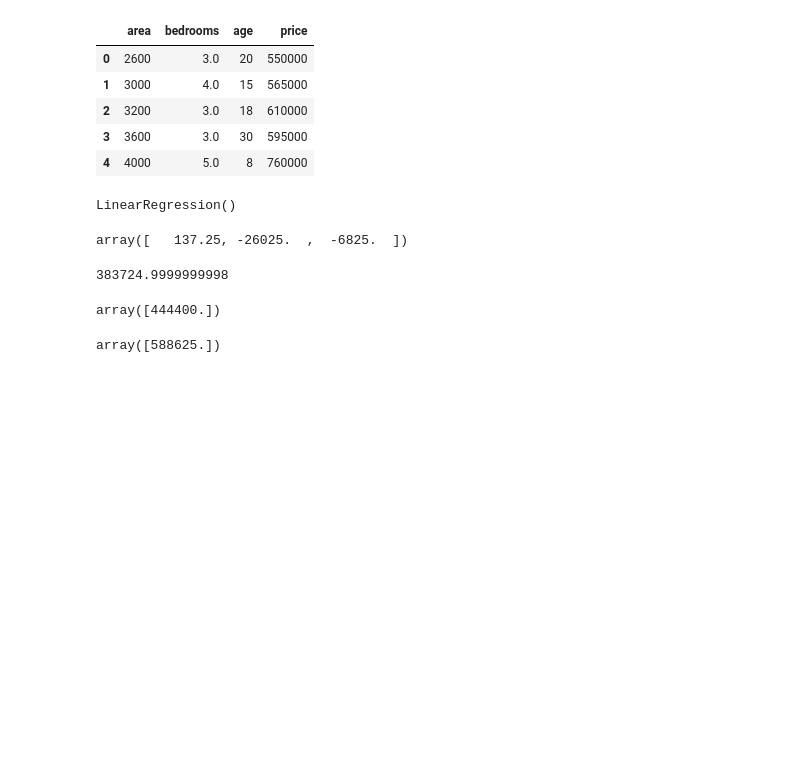
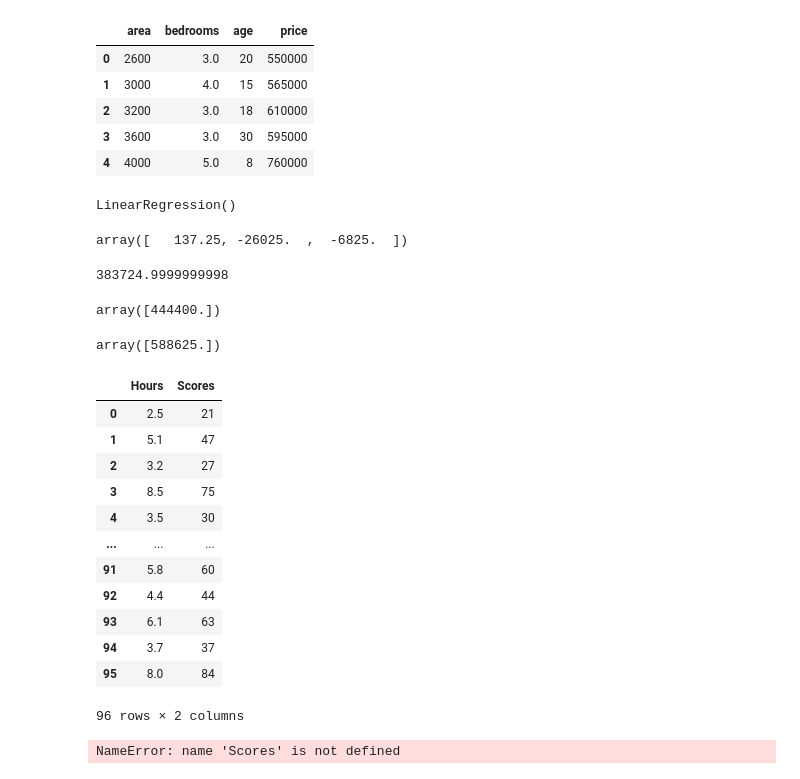
Before and after one commit to satyanistha05/MACHINE-LEARNING-COURSE-2024, a Jupyter notebook: LINEAR_REGRESSION_MULTIPLE_VARIABLES.ipynb, the cells around one changed output. Cells and saved outputs as stored; diff of their text form; code cells hidden in the pictures; blank space fills up the shorter version.

```diff
--- a/LINEAR_REGRESSION_MULTIPLE_VARIABLES.ipynb
+++ b/LINEAR_REGRESSION_MULTIPLE_VARIABLES.ipynb
@@ -49,3 +49,26 @@ array([444400.])
 reg.predict([[2500,4,5]])
 # %% [output]
 array([588625.])
+# %%
+d=pd.read_csv("score.csv")
+d
+# %% [output]
+|  | Hours | Scores |
+| 0 | 2.5 | 21 |
+| 1 | 5.1 | 47 |
+| 2 | 3.2 | 27 |
+| 3 | 8.5 | 75 |
+| 4 | 3.5 | 30 |
+| ... | ... | ... |
+| 91 | 5.8 | 60 |
+| 92 | 4.4 | 44 |
+| 93 | 6.1 | 63 |
+| 94 | 3.7 | 37 |
+| 95 | 8.0 | 84 |
+96 rows × 2 columns
+# %%
+import math
+mean_Scores=math.floor(df[Scores].mean())
+mean_Scores
+# %% [output]
+NameError: name 'Scores' is not defined
```
Also changed, not shown: 20 other files.
